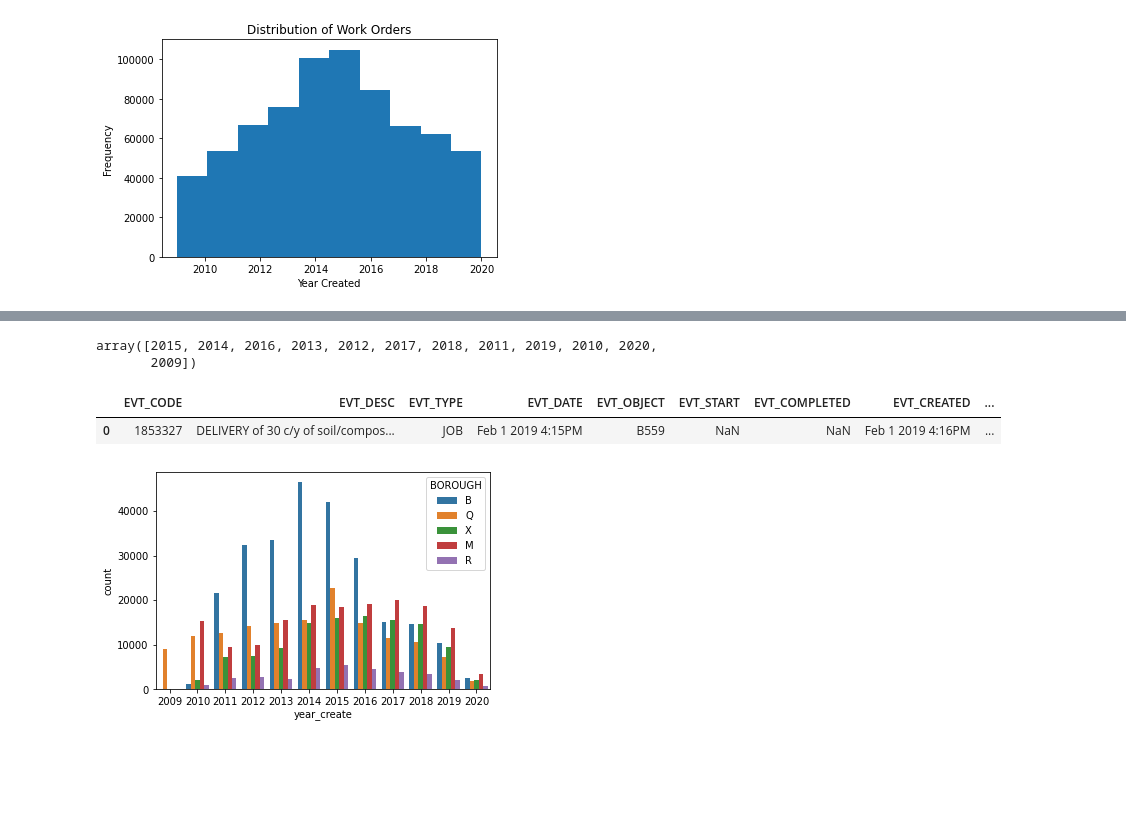
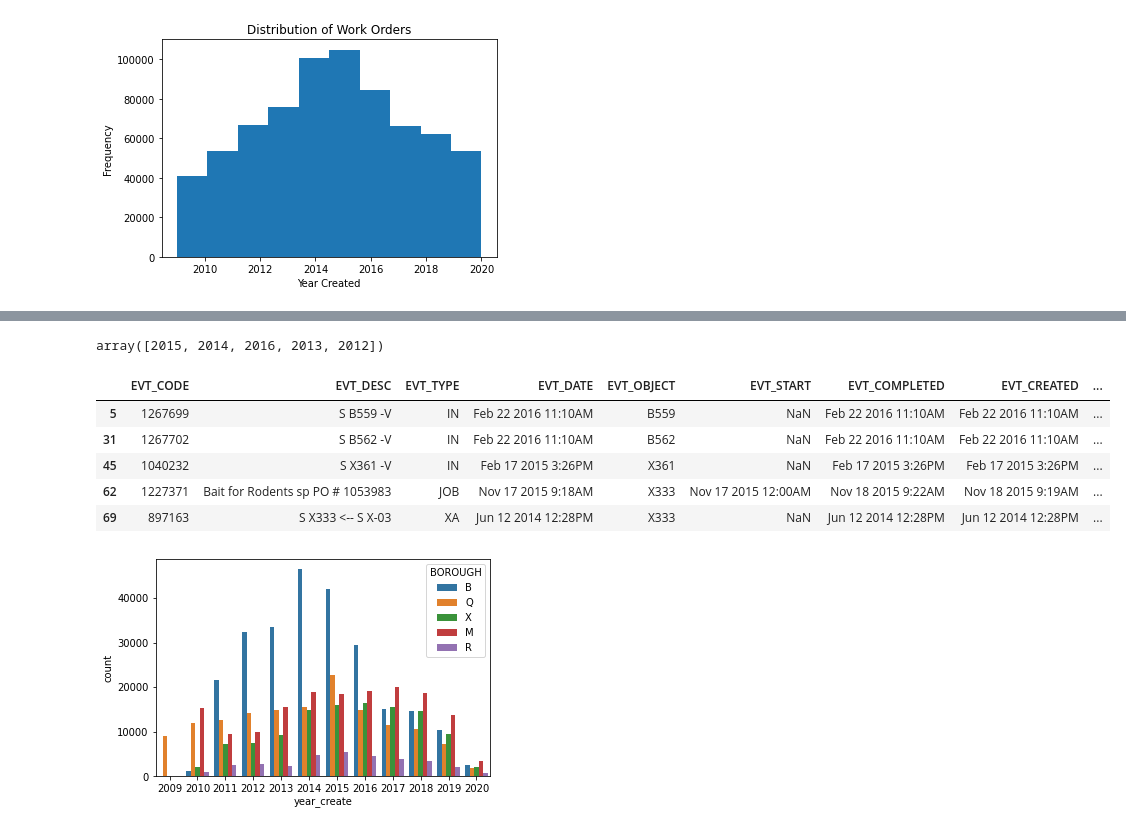
Before and after one commit to RitaRitaIsOOO/Parks_WO_Analysis, a Jupyter notebook: parks_wo.ipynb, the cells around one changed output, grey strips where cells are left out. Saved outputs shown, nothing was run; the diff lists cells and outputs as text; code cells hidden in the pictures; blank space fills up the shorter version.

```diff
--- a/parks_wo.ipynb
+++ b/parks_wo.ipynb
@@ -119,5 +204,5 @@ memory usage: 119.0+ MB
 # %%
-dpr_wo_final.set_index(['EVT_CODE'], drop=True, inplace=False)
+dpr_wo_final.set_index(['EVT_CODE'], drop=True, inplace=False).head(1)
 # %% [output]
 |  | EVT_DESC | EVT_TYPE | EVT_DATE | EVT_OBJECT | EVT_START | EVT_COMPLETED | EVT_CREATED | EVT_COMPLETED_TRUNC | ... |
 | EVT_CODE |  |  |  |  |  |  |  |  | ... |
@@ -178,6 +263,3 @@ plt.xlabel('Year Created')
 plt.show()
 # %% [output]
 [figure]
-# %%
-wo_count = dpr_wo_final['year_create'].value_counts()
-wo_count
@@ -198,20 +326,23 @@ Name: year_create, dtype: int64
 # %%
-wo_year = wo_count.head(12).index.values
+wo_year = wo_count.head().index.values
 wo_year
 # %% [output]
-array([2015, 2014, 2016, 2013, 2012, 2017, 2018, 2011, 2019, 2010, 2020,
-       2009])
+array([2015, 2014, 2016, 2013, 2012])
 # %%
 boro = dpr_wo_final[((dpr_wo_final['BOROUGH'] == 'M') | (dpr_wo_final['BOROUGH'] == 'B') |
                     (dpr_wo_final['BOROUGH'] == 'Q') | (dpr_wo_final['BOROUGH'] == 'R') |
                     (dpr_wo_final['BOROUGH'] == 'X')) &
                   (dpr_wo_final['year_create'].isin(wo_year))]
 
 
-boro.head(1)
+boro.head()
 # %% [output]
 |  | EVT_CODE | EVT_DESC | EVT_TYPE | EVT_DATE | EVT_OBJECT | EVT_START | EVT_COMPLETED | EVT_CREATED | ... |
-| 0 | 1853327 | DELIVERY of 30 c/y of soil/compos... | JOB | Feb 1 2019 4:15PM | B559 | NaN | NaN | Feb 1 2019 4:16PM | ... |
+| 5 | 1267699 | S B559 -V | IN | Feb 22 2016 11:10AM | B559 | NaN | Feb 22 2016 11:10AM | Feb 22 2016 11:10AM | ... |
+| 31 | 1267702 | S B562 -V | IN | Feb 22 2016 11:10AM | B562 | NaN | Feb 22 2016 11:10AM | Feb 22 2016 11:10AM | ... |
+| 45 | 1040232 | S X361 -V | IN | Feb 17 2015 3:26PM | X361 | NaN | Feb 17 2015 3:26PM | Feb 17 2015 3:26PM | ... |
+| 62 | 1227371 | Bait for Rodents sp PO # 1053983 | JOB | Nov 17 2015 9:18AM | X333 | Nov 17 2015 12:00AM | Nov 18 2015 9:22AM | Nov 18 2015 9:19AM | ... |
+| 69 | 897163 | S X333 <-- S X-03 | XA | Jun 12 2014 12:28PM | X333 | NaN | Jun 12 2014 12:28PM | Jun 12 2014 12:28PM | ... |
 # %%
 ax = sns.countplot(x="year_create", hue="BOROUGH", data=dpr_wo_final)
 # %% [output]
```
Also changed, not shown: parts of 51 cells of this notebook.
